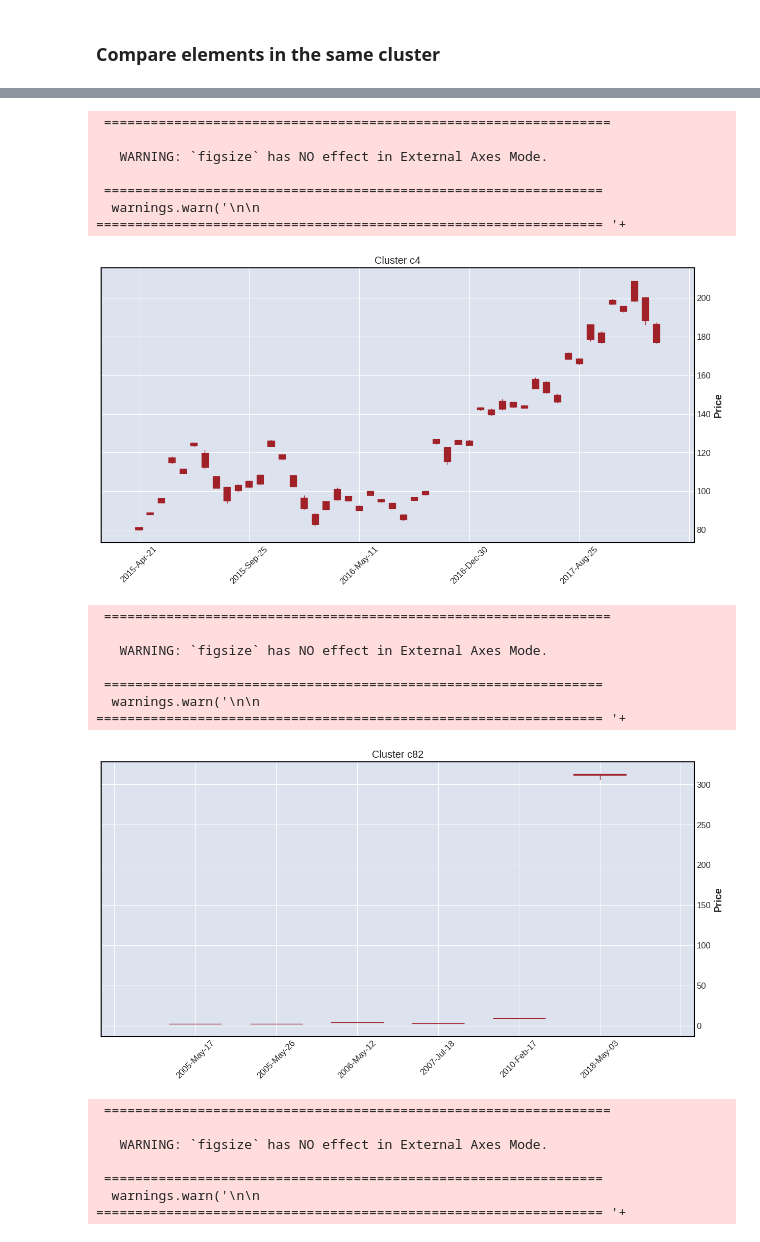
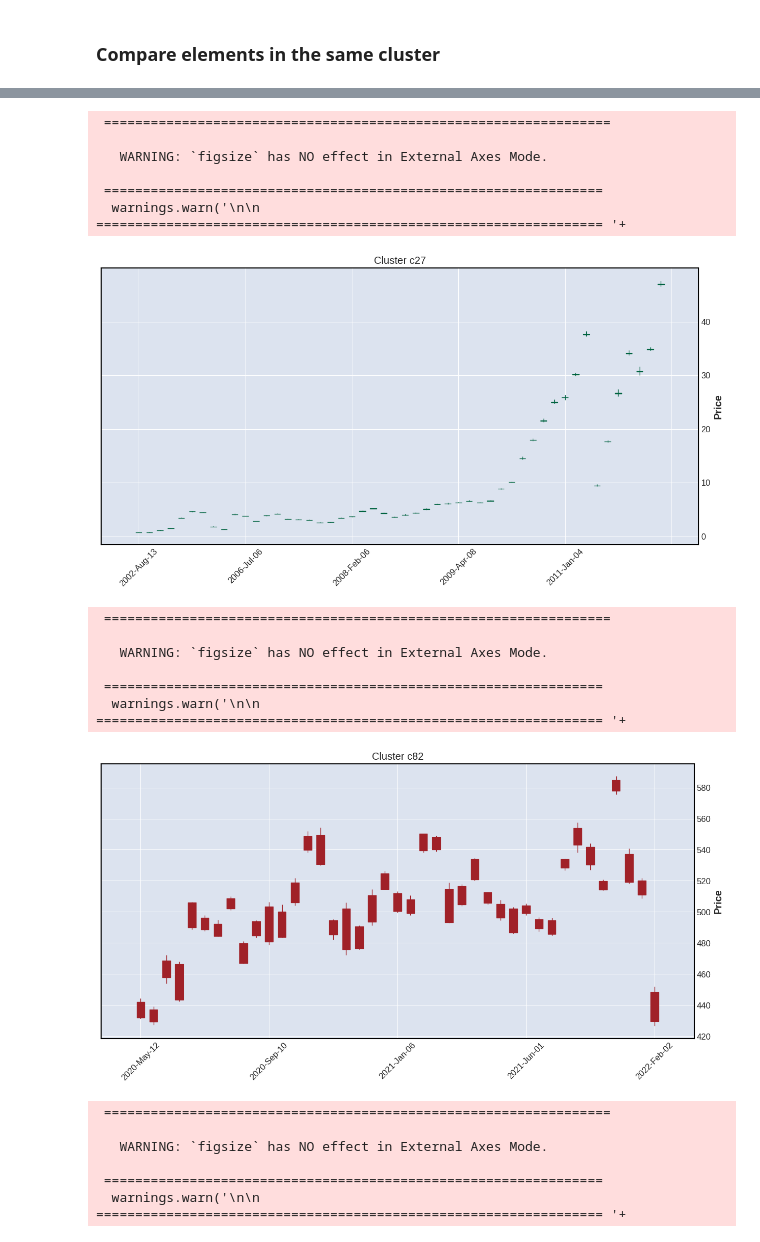
Before and after one commit to julianaAuzier/Candlesticks-Clustering, a Jupyter notebook: Challenge_3.ipynb, the cells around one changed output, grey strips where cells are left out. Drawn from its saved outputs; the diff is of its cells as text; code cells hidden in the pictures.

Commit message:
clustering and 10 plots

```diff
--- a/Challenge_3.ipynb
+++ b/Challenge_3.ipynb
@@ -59,8 +59,8 @@ dtype: int64
 # %% [markdown]
 ### Adding features about candles
 # %%
-def classify_wick(wick, body):
-    proportion = wick / body if body != 0 else 0
+def classify_wick(wick, candle_size):
+    proportion = wick / candle_size if candle_size != 0 else 0
     if proportion >= .5:
         return 'long'
     elif .5 > proportion >= .25:
@@ -91,15 +91,16 @@ def calculate_characteristics(candles):
 
     candles['Body_Size'] = candles.apply(lambda row: classify_body_size(row['Body'], row['Candle_Size']), axis=1)
 
-    candles['Upper_Wick_Class'] = candles.apply(lambda row: classify_wick(row['Upper_Wick'], row['Body']), axis=1)
-    candles['Lower_Wick_Class'] = candles.apply(lambda row: classify_wick(row['Lower_Wick'], row['Body']), axis=1)
+    candles['Upper_Wick_Class'] = candles.apply(lambda row: classify_wick(row['Upper_Wick'], row['Candle_Size']), axis=1)
+    candles['Lower_Wick_Class'] = candles.apply(lambda row: classify_wick(row['Lower_Wick'], row['Candle_Size']), axis=1)
 
     candles['Direction'] = np.where(candles['Close'] > candles['Open'], 'bullish', 'bearish')
 
     return candles
 
-data_new = calculate_characteristics(data.drop('Date', axis=1))
+data_new = calculate_characteristics(data.drop(['Date'], axis=1))
+data_new = data_new.drop(['Body','Upper_Wick','Lower_Wick'], axis=1)
 data_new = pd.get_dummies(data_new)
-data_new[data_new.columns[8:]] = data_new[data_new.columns[8:]].astype(int)
+data_new[data_new.columns[5:]] = data_new[data_new.columns[5:]].astype(int)
 data_new.head()
 # %% [output]
@@ -216,7 +214,7 @@ mpf.show()
 # %% [markdown]
 ### Compare elements in the same cluster
 # %%
-clusters = [2,8,65,4,82,46,107]
+clusters = [2,18,65,27,82,46,107, 55, 113, 32]
 n = 50 #num elements
 
 def plot_candlestick(cluster, n):
@@ -257,17 +255,17 @@ for cluster in clusters:
  =================================================================
 
    WARNING: `figsize` has NO effect in External Axes Mode.
 
  ================================================================
   warnings.warn('\n\n ================================================================= '+
-[figure, old version]
+[figure, new version]
  =================================================================
 
    WARNING: `figsize` has NO effect in External Axes Mode.
 
  ================================================================
   warnings.warn('\n\n ================================================================= '+
-[figure, old version]
+[figure, new version]
  =================================================================
 
    WARNING: `figsize` has NO effect in External Axes Mode.
```
Also changed, not shown: parts of 7 cells of this notebook.
